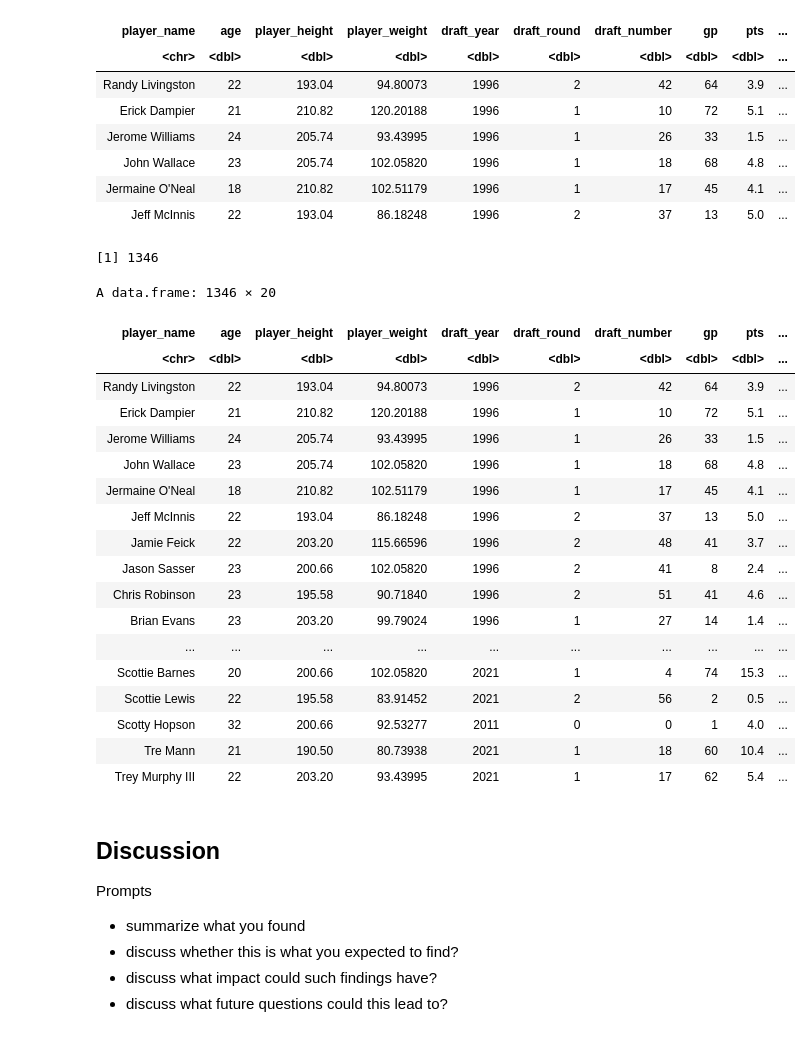
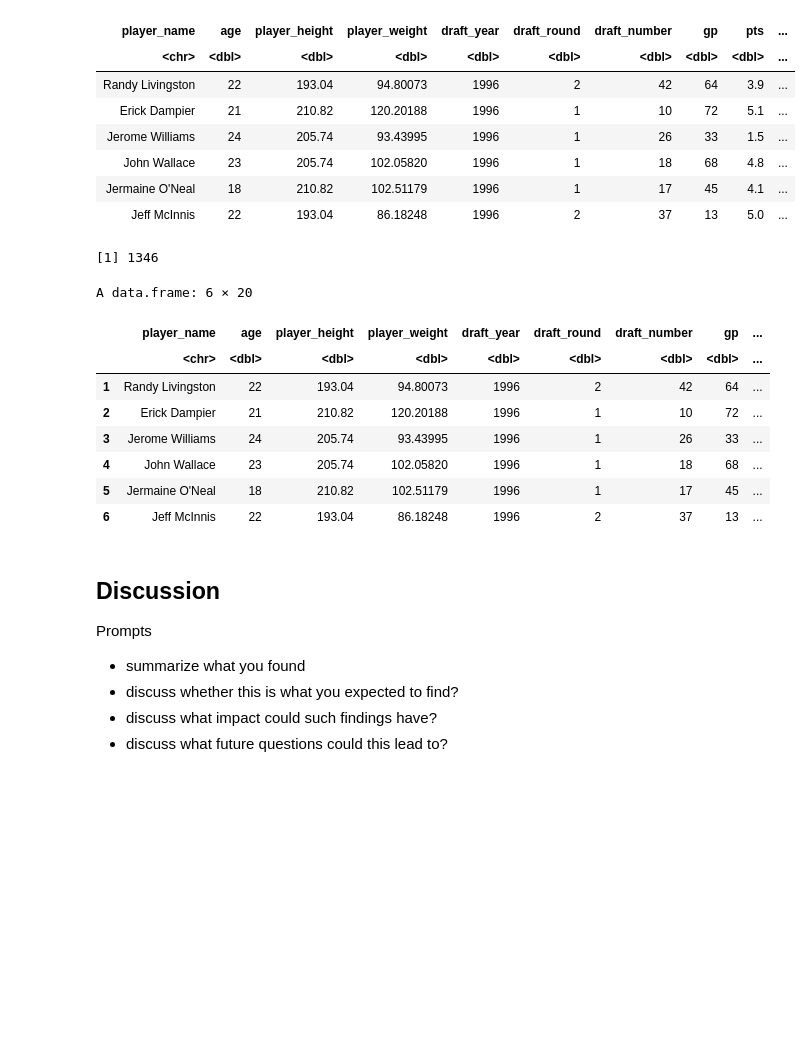
Before and after one commit to notjamesw/Group_Project_DSCI100, a Jupyter notebook: Project Report.ipynb, the cells around one changed output. Drawn from its saved outputs; the diff is of its cells as text; code cells hidden in the pictures; blank space fills up the shorter version.

```diff
--- a/Project Report.ipynb
+++ b/Project Report.ipynb
@@ -201,39 +201,29 @@ A tibble: 6 × 18
 | Jermaine O'Neal | 18 | 210.82 | 102.51179 | 1996 | 1 | 17 | 45 | 4.1 | ... |
 | Jeff McInnis | 22 | 193.04 | 86.18248 | 1996 | 2 | 37 | 13 | 5.0 | ... |
 # %%
-# finding career points of nba players drafted between 1996 and 2021 (inclusive)
+# finding career points of nba players drafted between 1996 and 2021 and played their first season before 2022 (inclusive)
 nba_total_points <- nba_non_rookies_data |>
     group_by(player_name) |>
     summarize("total_points" = sum(pts*gp))
 
 nrow(nba_total_points)
 nba_training_labelled <- cbind(nba_training, nba_total_points)
-nba_training_labelled
+head(nba_training_labelled)
 
 # new problem is that the players are sorted alphabetically in total points but chronologically in nba_training
 # to solve this issue, we must sort nba_training alphabetically and then cbind
 options(repr.plot.width = 10, repr.plot.height = 8)
 # %% [output]
 [1] 1346
-A data.frame: 1346 × 20
+A data.frame: 6 × 20
-| player_name | age | player_height | player_weight | draft_year | draft_round | draft_number | gp | pts | ... |
-| <chr> | <dbl> | <dbl> | <dbl> | <dbl> | <dbl> | <dbl> | <dbl> | <dbl> | ... |
-| Randy Livingston | 22 | 193.04 | 94.80073 | 1996 | 2 | 42 | 64 | 3.9 | ... |
-| Erick Dampier | 21 | 210.82 | 120.20188 | 1996 | 1 | 10 | 72 | 5.1 | ... |
-| Jerome Williams | 24 | 205.74 | 93.43995 | 1996 | 1 | 26 | 33 | 1.5 | ... |
-| John Wallace | 23 | 205.74 | 102.05820 | 1996 | 1 | 18 | 68 | 4.8 | ... |
-| Jermaine O'Neal | 18 | 210.82 | 102.51179 | 1996 | 1 | 17 | 45 | 4.1 | ... |
-| Jeff McInnis | 22 | 193.04 | 86.18248 | 1996 | 2 | 37 | 13 | 5.0 | ... |
-| Jamie Feick | 22 | 203.20 | 115.66596 | 1996 | 2 | 48 | 41 | 3.7 | ... |
-| Jason Sasser | 23 | 200.66 | 102.05820 | 1996 | 2 | 41 | 8 | 2.4 | ... |
-| Chris Robinson | 23 | 195.58 | 90.71840 | 1996 | 2 | 51 | 41 | 4.6 | ... |
-| Brian Evans | 23 | 203.20 | 99.79024 | 1996 | 1 | 27 | 14 | 1.4 | ... |
-| ... | ... | ... | ... | ... | ... | ... | ... | ... | ... |
-| Scottie Barnes | 20 | 200.66 | 102.05820 | 2021 | 1 | 4 | 74 | 15.3 | ... |
-| Scottie Lewis | 22 | 195.58 | 83.91452 | 2021 | 2 | 56 | 2 | 0.5 | ... |
-| Scotty Hopson | 32 | 200.66 | 92.53277 | 2011 | 0 | 0 | 1 | 4.0 | ... |
-| Tre Mann | 21 | 190.50 | 80.73938 | 2021 | 1 | 18 | 60 | 10.4 | ... |
-| Trey Murphy III | 22 | 203.20 | 93.43995 | 2021 | 1 | 17 | 62 | 5.4 | ... |
+|  | player_name | age | player_height | player_weight | draft_year | draft_round | draft_number | gp | ... |
+|  | <chr> | <dbl> | <dbl> | <dbl> | <dbl> | <dbl> | <dbl> | <dbl> | ... |
+| 1 | Randy Livingston | 22 | 193.04 | 94.80073 | 1996 | 2 | 42 | 64 | ... |
+| 2 | Erick Dampier | 21 | 210.82 | 120.20188 | 1996 | 1 | 10 | 72 | ... |
+| 3 | Jerome Williams | 24 | 205.74 | 93.43995 | 1996 | 1 | 26 | 33 | ... |
+| 4 | John Wallace | 23 | 205.74 | 102.05820 | 1996 | 1 | 18 | 68 | ... |
+| 5 | Jermaine O'Neal | 18 | 210.82 | 102.51179 | 1996 | 1 | 17 | 45 | ... |
+| 6 | Jeff McInnis | 22 | 193.04 | 86.18248 | 1996 | 2 | 37 | 13 | ... |
 # %% [markdown]
 ## Discussion ##
 Prompts
```
Also changed, not shown: parts of 2 cells of this notebook.
